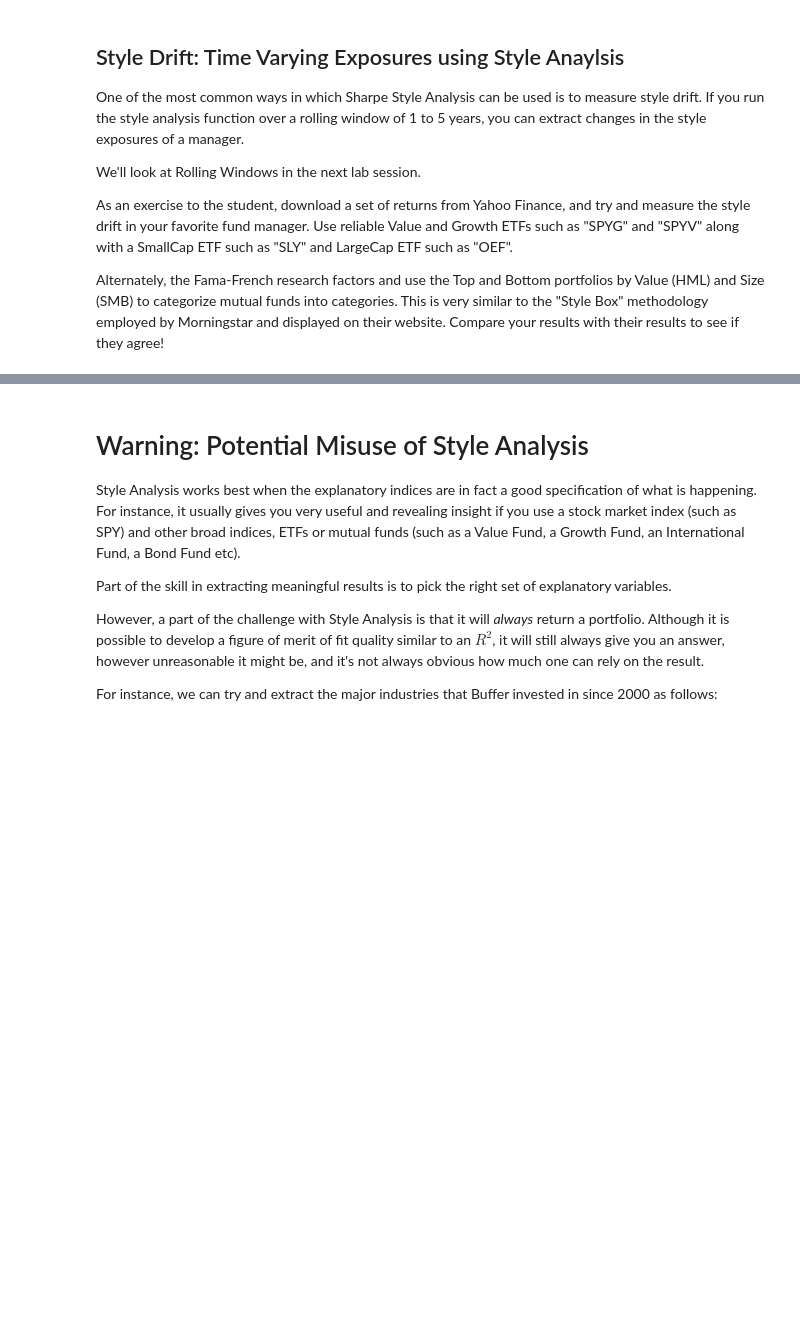
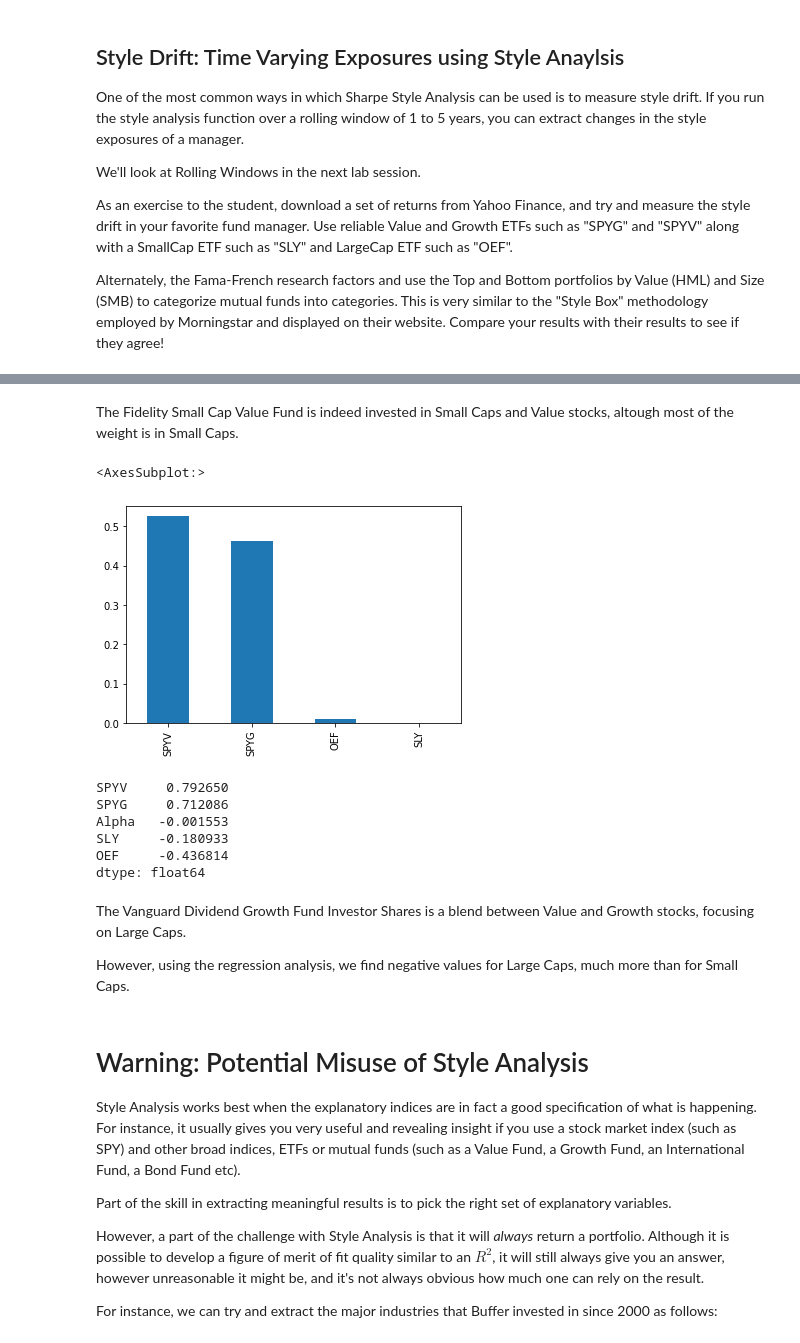
Before and after one commit to mikaelmarques/EDHEC-RISK, a Jupyter notebook: Course2/C2-notebooks/W1S2-02-Style_Analysis.ipynb, the cells around one changed output, grey strips where cells are left out. Saved outputs shown, nothing was run; the diff lists cells and outputs as text; code cells hidden in the pictures; blank space fills up the shorter version.

```diff
--- a/Course2/C2-notebooks/W1S2-02-Style_Analysis.ipynb
+++ b/Course2/C2-notebooks/W1S2-02-Style_Analysis.ipynb
@@ -99,3 +145,26 @@ Alternately, the Fama-French research factors and use the Top and Bottom portfol
+# %% [markdown]
+The Fidelity Small Cap Value Fund is indeed invested in Small Caps and Value stocks, altough most of the weight is in Small Caps.
+# %%
+dep_var = data_m['VDIGX']
+exp_var = data_m[['OEF', 'SLY', 'SPYG', 'SPYV']]
+weight_fid = erk.style_analysis(dep_var, exp_var)
+weight_fid.sort_values(ascending=False).head(6).plot.bar()
+# %% [output]
+<AxesSubplot:>
+[figure, added]
+# %%
+erk204.ff_analysis(dep_var, exp_var).sort_values(ascending=False)
+# %% [output]
+SPYV     0.792650
+SPYG     0.712086
+Alpha   -0.001553
+SLY     -0.180933
+OEF     -0.436814
+dtype: float64
+# %% [markdown]
+The Vanguard Dividend Growth Fund Investor Shares is a blend between Value and Growth stocks, focusing on Large Caps.
+
+However, using the regression analysis, we find negative values for Large Caps, much more than for Small Caps.
 # %% [markdown]
 # Warning: Potential Misuse of Style Analysis
 
```
Also changed, not shown: parts of 7 cells of this notebook, 2 other files.
